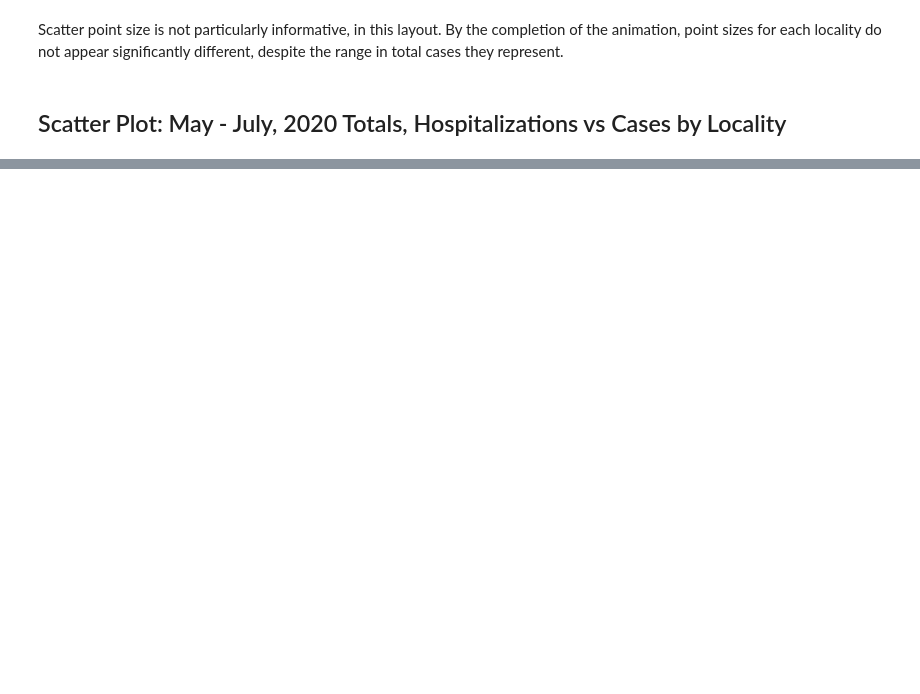
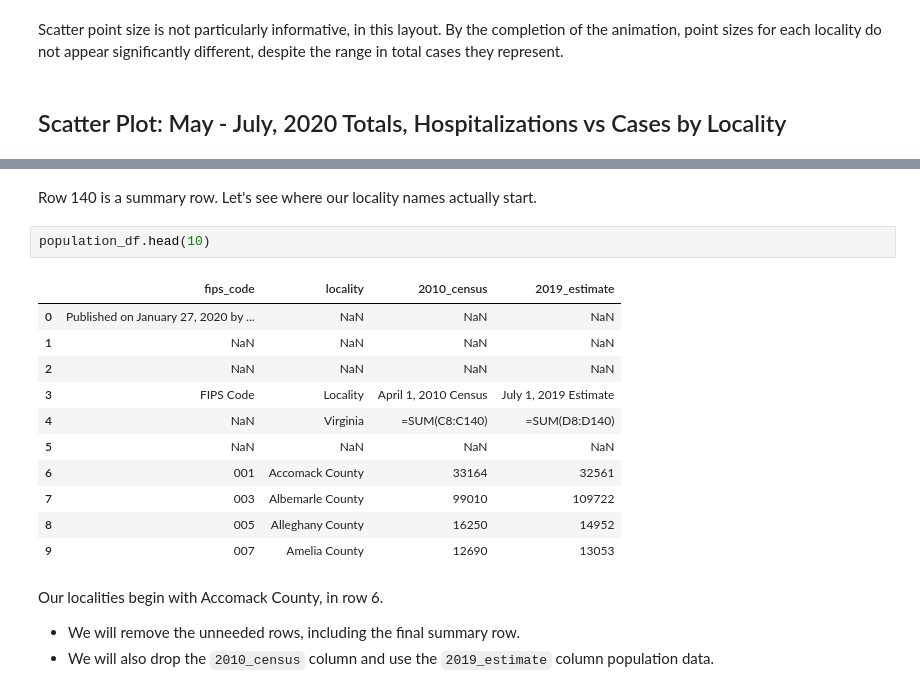
Before and after one commit to jammy-bot/va-covid-eda, a Jupyter notebook: va_covid_plots.ipynb, the cells around one changed output, grey strips where cells are left out. Drawn from its saved outputs; the diff is of its cells as text; blank space fills up the shorter version.

```diff
--- a/va_covid_plots.ipynb
+++ b/va_covid_plots.ipynb
@@ -407,0 +487,21 @@ fig.show()
+# %% [markdown]
+Row 140 is a summary row. Let's see where our locality names actually start.
+# %%
+population_df.head(10)
+# %% [output]
+|  | fips_code | locality | 2010_census | 2019_estimate |
+| 0 | Published on January 27, 2020 by ... | NaN | NaN | NaN |
+| 1 | NaN | NaN | NaN | NaN |
+| 2 | NaN | NaN | NaN | NaN |
+| 3 | FIPS Code | Locality | April 1, 2010 Census | July 1, 2019 Estimate |
+| 4 | NaN | Virginia | =SUM(C8:C140) | =SUM(D8:D140) |
+| 5 | NaN | NaN | NaN | NaN |
+| 6 | 001 | Accomack County | 33164 | 32561 |
+| 7 | 003 | Albemarle County | 99010 | 109722 |
+| 8 | 005 | Alleghany County | 16250 | 14952 |
+| 9 | 007 | Amelia County | 12690 | 13053 |
+# %% [markdown]
+Our localities begin with Accomack County, in row 6.
+
+* We will remove the unneeded rows, including the final summary row.
+* We will also drop the `2010_census` column and use the `2019_estimate` column population data.
```
Also changed, not shown: parts of 17 cells of this notebook.
